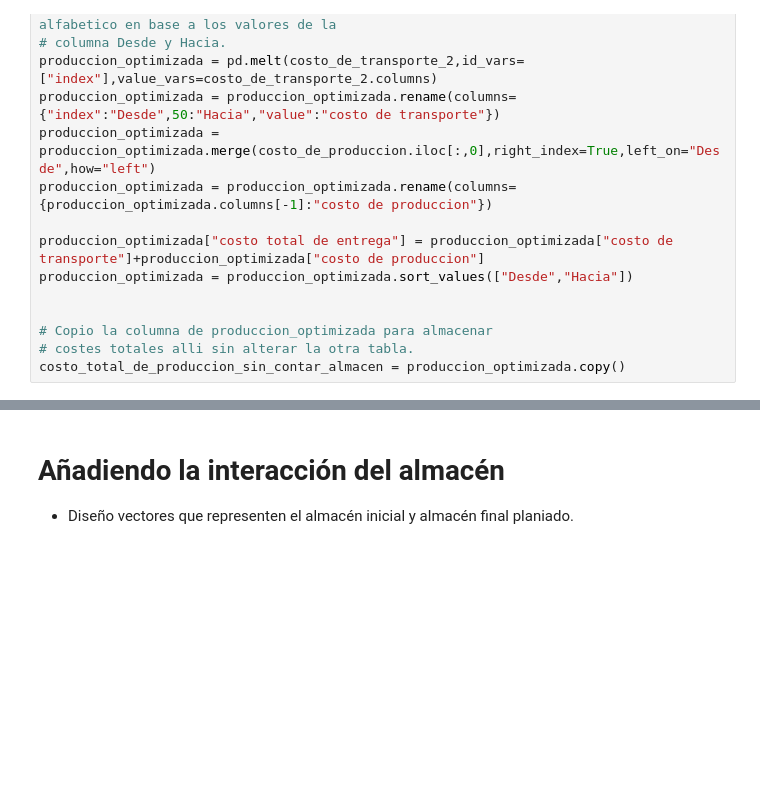
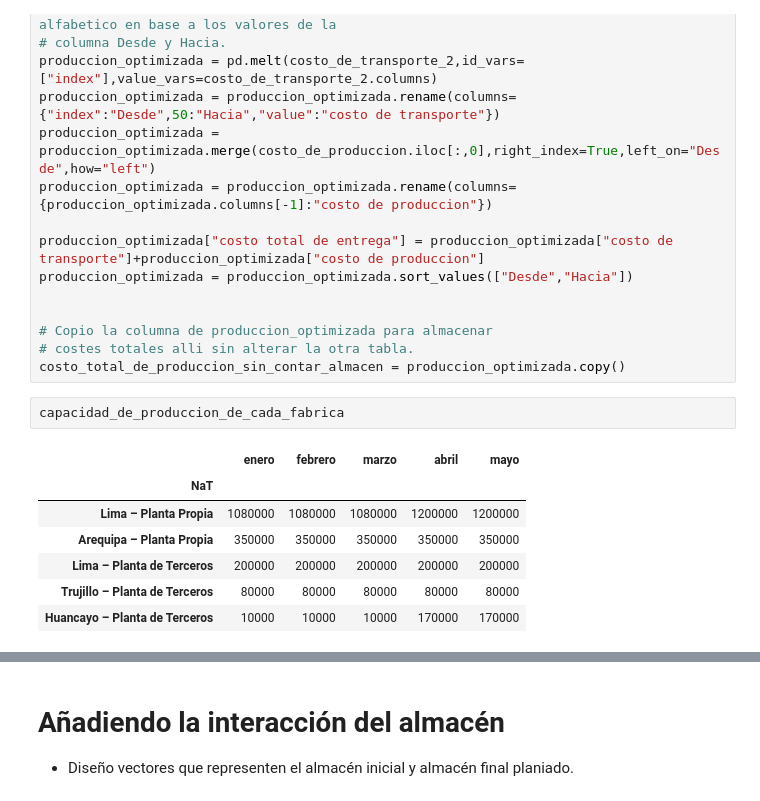
Before and after one commit to Her204/proceso_de_seleccion_cosas, a Jupyter notebook: modelo-de-optimizacion-para-proceso-de-seleccion.ipynb, the cells around one changed output, grey strips where cells are left out. Saved outputs shown, nothing was run; the diff lists cells and outputs as text; blank space fills up the shorter version.

```diff
--- a/modelo-de-optimizacion-para-proceso-de-seleccion.ipynb
+++ b/modelo-de-optimizacion-para-proceso-de-seleccion.ipynb
@@ -70,3 +70,13 @@ produccion_optimizada = produccion_optimizada.sort_values(["Desde","Hacia"])
 # Copio la columna de produccion_optimizada para almacenar
 # costes totales alli sin alterar la otra tabla.
 costo_total_de_produccion_sin_contar_almacen = produccion_optimizada.copy()
+# %%
+capacidad_de_produccion_de_cada_fabrica
+# %% [output]
+|  | enero | febrero | marzo | abril | mayo |
+| NaT |  |  |  |  |  |
+| Lima – Planta Propia | 1080000 | 1080000 | 1080000 | 1200000 | 1200000 |
+| Arequipa – Planta Propia | 350000 | 350000 | 350000 | 350000 | 350000 |
+| Lima – Planta de Terceros | 200000 | 200000 | 200000 | 200000 | 200000 |
+| Trujillo – Planta de Terceros | 80000 | 80000 | 80000 | 80000 | 80000 |
+| Huancayo – Planta de Terceros | 10000 | 10000 | 10000 | 170000 | 170000 |
```
Also changed, not shown: parts of 2 cells of this notebook.
